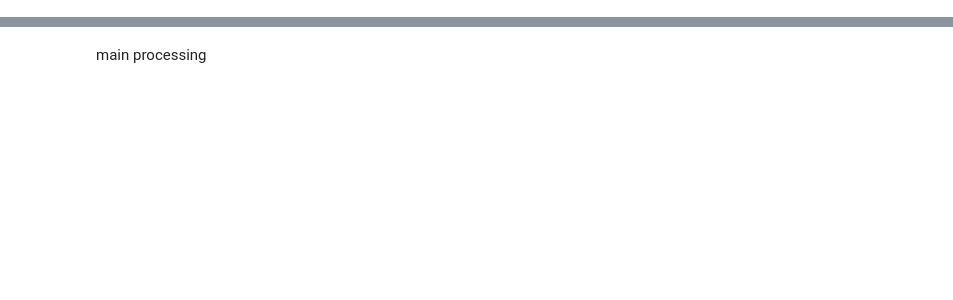
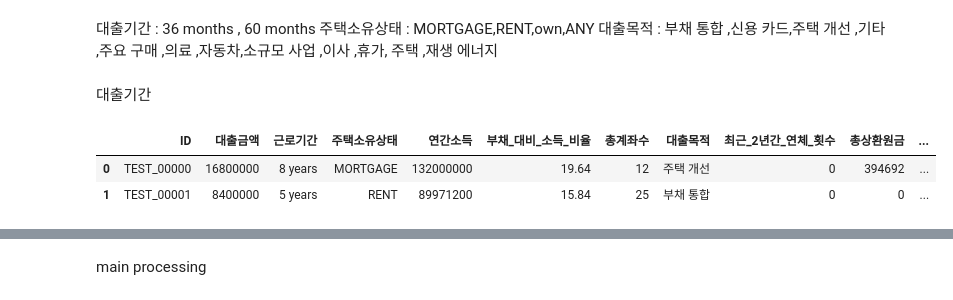
Before and after one commit to ski-sim/dacon-customer-ranking, a Jupyter notebook: base.ipynb, the cells around one changed output, grey strips where cells are left out. Cells and saved outputs as stored; diff of their text form; code cells hidden in the pictures; blank space fills up the shorter version.

```diff
--- a/base.ipynb
+++ b/base.ipynb
@@ -6,2 +13,3 @@ from xgboost import XGBClassifier
 # %%
 train_data = pd.read_csv('./train.csv')
+test_data = pd.read_csv('./test.csv')
@@ -7,0 +28,34 @@ train_data = pd.read_csv('./train.csv')
+# %% [markdown]
+대출기간 : 36 months , 60 months   </br>
+주택소유상태 : MORTGAGE,RENT,own,ANY </br>
+대출목적 : 부채 통합 ,신용 카드,주택 개선 ,기타 ,주요 구매  ,의료 ,자동차,소규모 사업 ,이사 ,휴가, 주택 ,재생 에너지
+# %% [markdown]
+대출기간
+# %%
+train_data["대출기간"].value_counts()
+# train["범죄발생지"].value_counts().values
+
+data_frequency = {' 36 months':2, ' 60 months':1}
+data_frequency.get("대출기간")
+# %%
+
+data_frequency.get(train_data.loc[1, "대출기간"])  # '차도':13
+
+for loc in range(0, train_data.shape[0]):
+    encd = data_frequency.get(train_data.loc[loc, "대출기간"])
+    train_data.loc[loc, "대출기간(encode)"] = encd
+train_data = train_data.drop(columns='대출기간')
+train_data.head(2)     # 84406, 27
+# %%
+
+data_frequency.get(test_data.loc[1, "대출기간"])  # '차도':13
+
+for loc in range(0, test_data.shape[0]):
+    encd = data_frequency.get(test_data.loc[loc, "대출기간"])
+    test_data.loc[loc, "대출기간(encode)"] = encd
+test_data = test_data.drop(columns='대출기간')
+test_data.head(2)     # 84406, 27
+# %% [output]
+|  | ID | 대출금액 | 근로기간 | 주택소유상태 | 연간소득 | 부채_대비_소득_비율 | 총계좌수 | 대출목적 | 최근_2년간_연체_횟수 | 총상환원금 | ... |
+| 0 | TEST_00000 | 16800000 | 8 years | MORTGAGE | 132000000 | 19.64 | 12 | 주택 개선 | 0 | 394692 | ... |
+| 1 | TEST_00001 | 8400000 | 5 years | RENT | 89971200 | 15.84 | 25 | 부채 통합 | 0 | 0 | ... |
```
Also changed, not shown: parts of 40 cells of this notebook, 10 other files.
